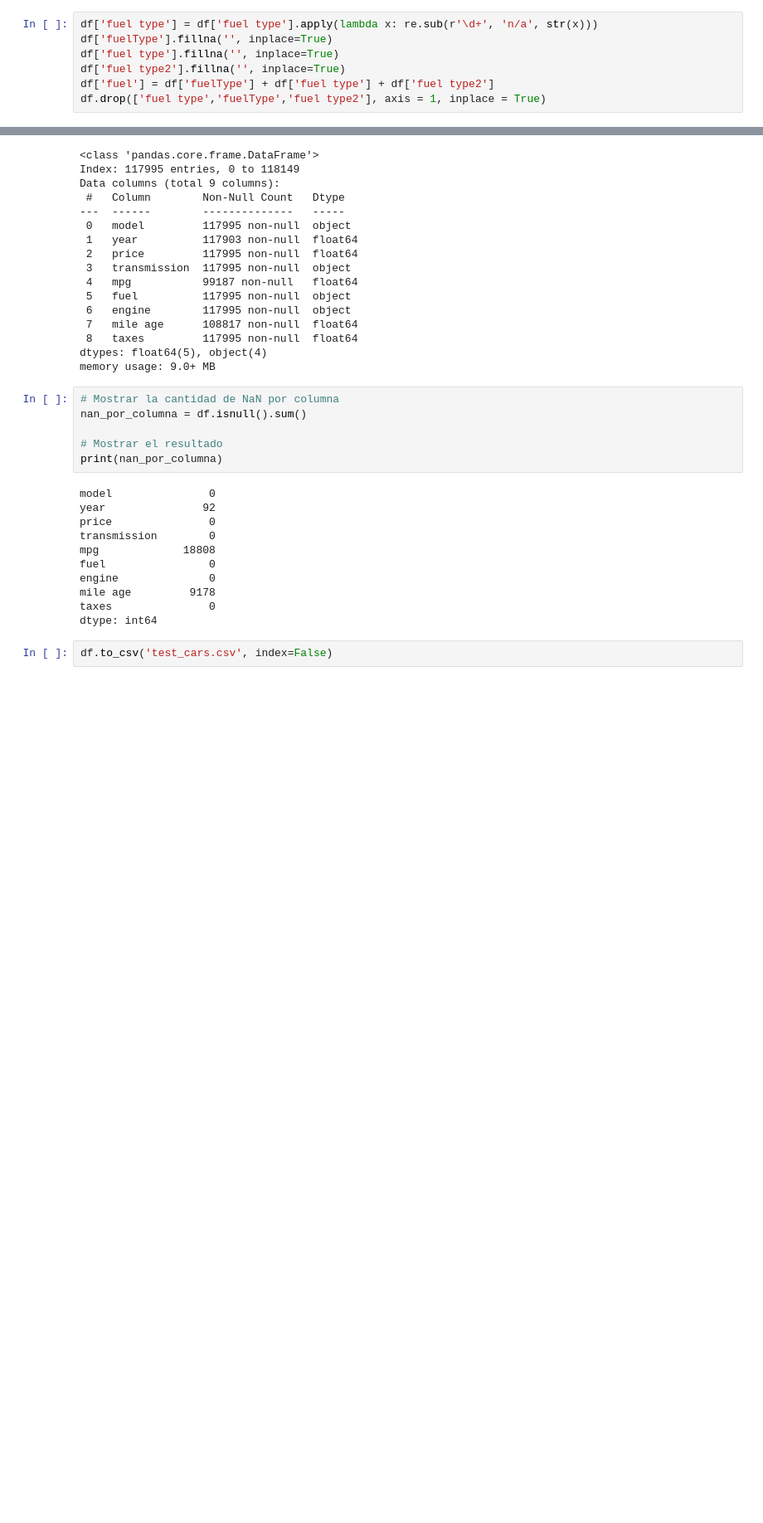
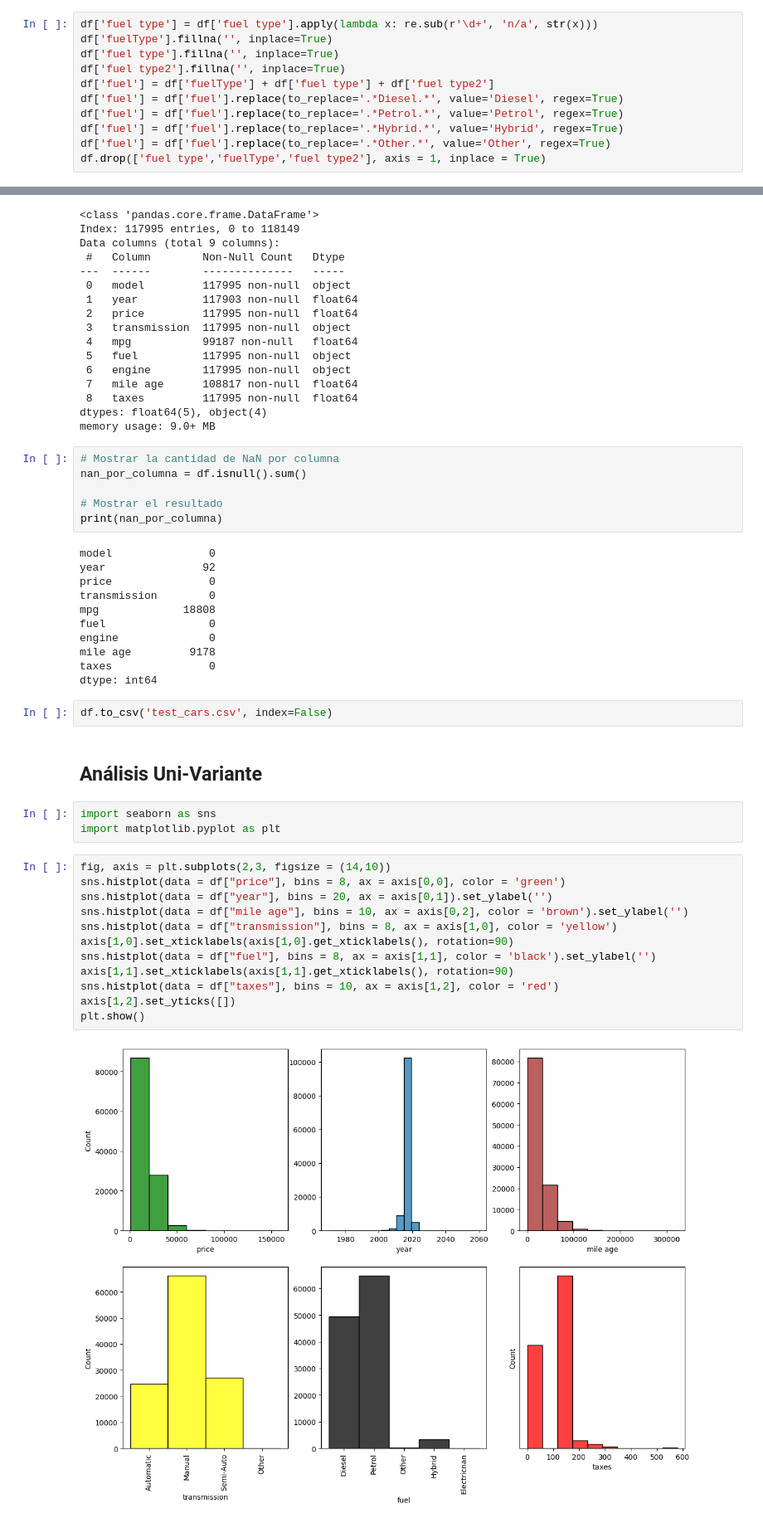
Before and after one commit to Alfonso-wav/EDA_1, a Jupyter notebook: used_cars_dataset/notebook.ipynb, the cells around one changed output, grey strips where cells are left out. Shown at 83% size. Cells and saved outputs as stored; diff of their text form; blank space fills up the shorter version.

Commit message:
univariable plot 1

```diff
--- a/used_cars_dataset/notebook.ipynb
+++ b/used_cars_dataset/notebook.ipynb
@@ -75,6 +75,10 @@ df['fuelType'].fillna('', inplace=True)
 df['fuel type'].fillna('', inplace=True)
 df['fuel type2'].fillna('', inplace=True)
 df['fuel'] = df['fuelType'] + df['fuel type'] + df['fuel type2']
+df['fuel'] = df['fuel'].replace(to_replace='.*Diesel.*', value='Diesel', regex=True)
+df['fuel'] = df['fuel'].replace(to_replace='.*Petrol.*', value='Petrol', regex=True)
+df['fuel'] = df['fuel'].replace(to_replace='.*Hybrid.*', value='Hybrid', regex=True)
+df['fuel'] = df['fuel'].replace(to_replace='.*Other.*', value='Other', regex=True)
 df.drop(['fuel type','fuelType','fuel type2'], axis = 1, inplace = True)
 # %%
 df['engine size'] = df['engine size'].replace(to_replace=r'^\£\d+(\.\d+)?$', value='n/a', regex=True)
@@ -175,3 +179,22 @@ taxes               0
 dtype: int64
 # %%
 df.to_csv('test_cars.csv', index=False)
+# %% [markdown]
+## Análisis Uni-Variante
+# %%
+import seaborn as sns
+import matplotlib.pyplot as plt
+# %%
+fig, axis = plt.subplots(2,3, figsize = (14,10))
+sns.histplot(data = df["price"], bins = 8, ax = axis[0,0], color = 'green')
+sns.histplot(data = df["year"], bins = 20, ax = axis[0,1]).set_ylabel('')
+sns.histplot(data = df["mile age"], bins = 10, ax = axis[0,2], color = 'brown').set_ylabel('')
+sns.histplot(data = df["transmission"], bins = 8, ax = axis[1,0], color = 'yellow')
+axis[1,0].set_xticklabels(axis[1,0].get_xticklabels(), rotation=90)
+sns.histplot(data = df["fuel"], bins = 8, ax = axis[1,1], color = 'black').set_ylabel('')
+axis[1,1].set_xticklabels(axis[1,1].get_xticklabels(), rotation=90)
+sns.histplot(data = df["taxes"], bins = 10, ax = axis[1,2], color = 'red')
+axis[1,2].set_yticks([])
+plt.show()
+# %% [output]
+[figure, added]
```
Also changed, not shown: 1 other file.
